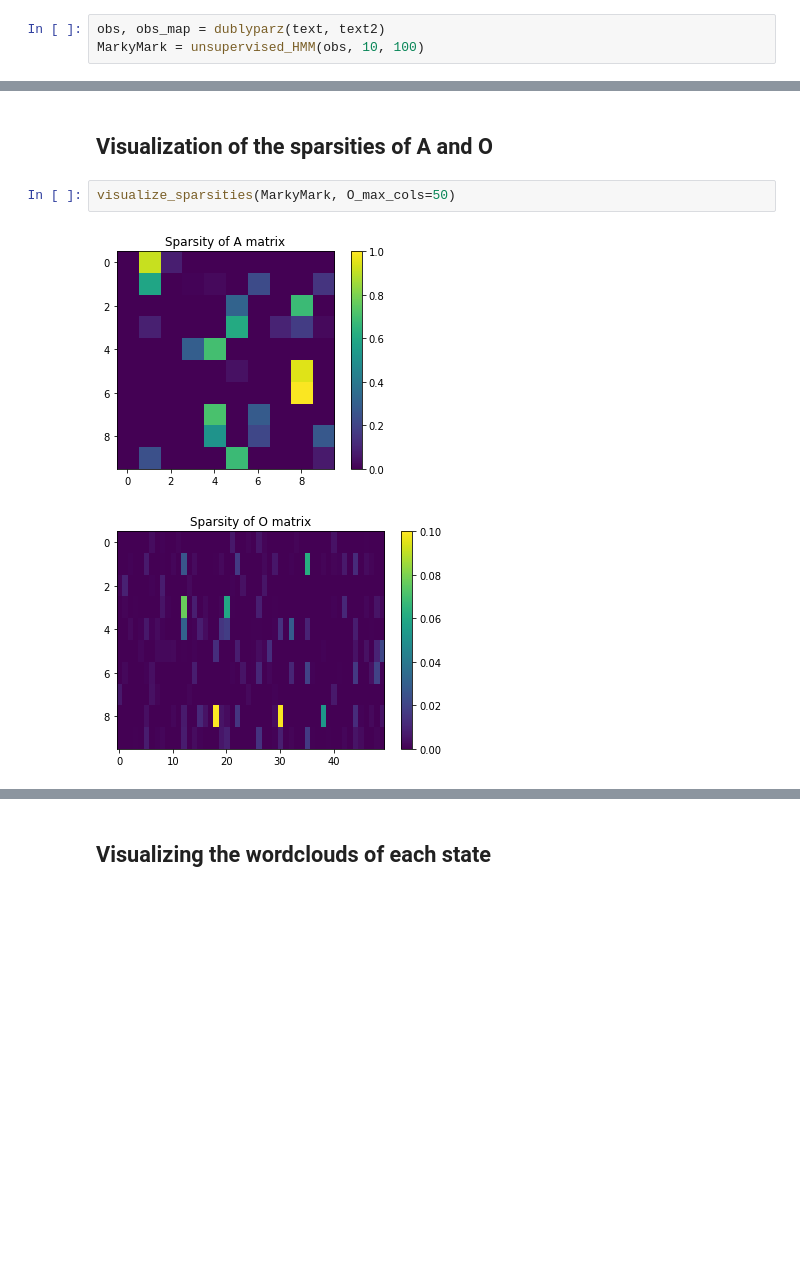
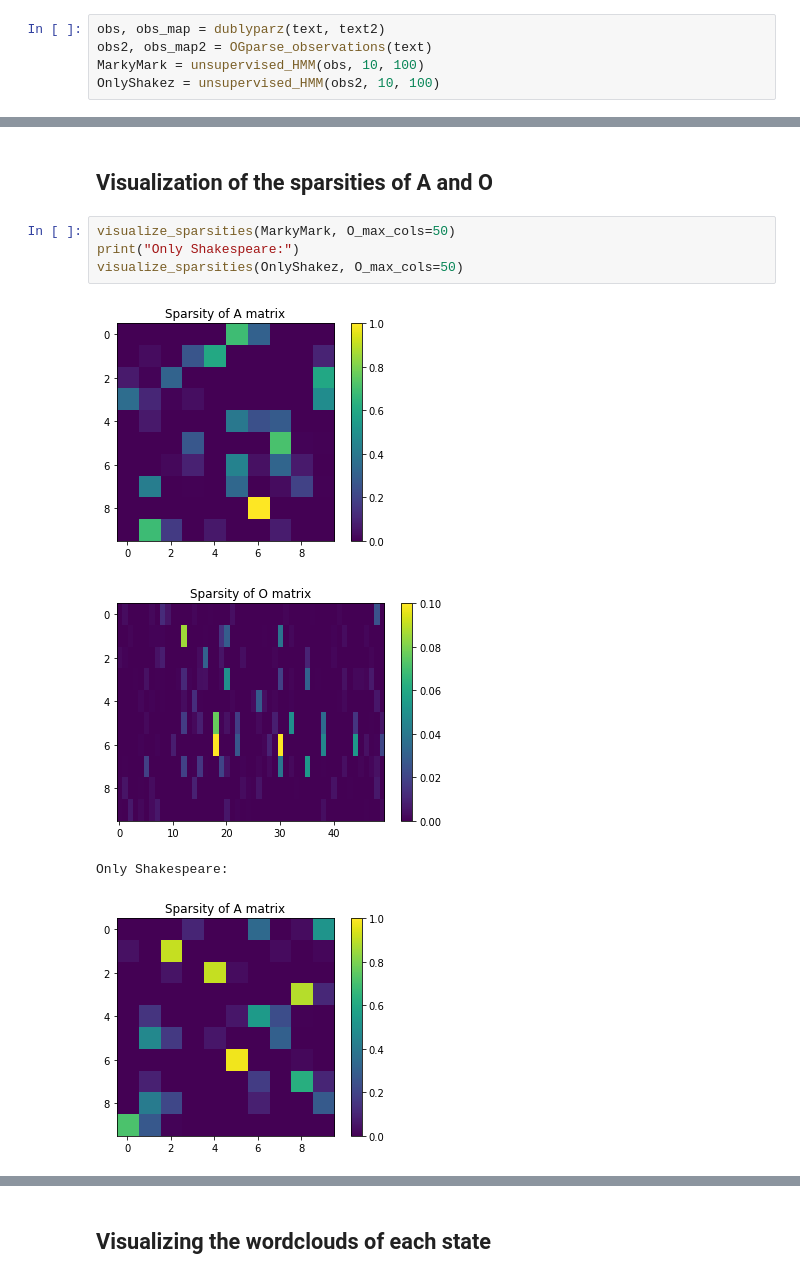
Before and after one commit to Kellen69swag420/CS155_Project3, a Jupyter notebook: Visualize.ipynb, the cells around one changed output, grey strips where cells are left out. Saved outputs shown, nothing was run; the diff lists cells and outputs as text; blank space fills up the shorter version.

```diff
--- a/Visualize.ipynb
+++ b/Visualize.ipynb
@@ -31,7 +31,9 @@ wordcloud2 = text_to_wordcloud(text2, title="Spenser's Barz")
 We trained MarkyMark on our dataset with 10 hidden states over 100 iterations
 # %%
 obs, obs_map = dublyparz(text, text2)
+obs2, obs_map2 = OGparse_observations(text)
 MarkyMark = unsupervised_HMM(obs, 10, 100)
+OnlyShakez = unsupervised_HMM(obs2, 10, 100)
 # %% [output]
 Iteration: 10
 Iteration: 20
@@ -47,6 +59,10 @@ Iteration: 100
 ## Visualization of the sparsities of A and O
 # %%
 visualize_sparsities(MarkyMark, O_max_cols=50)
+print("Only Shakespeare:")
+visualize_sparsities(OnlyShakez, O_max_cols=50)
 # %% [output]
-[figure, old version]
+[figure, new version]
-[figure, old version]
+[figure, new version]
+Only Shakespeare:
+[figure, added]
```
Also changed, not shown: parts of 5 cells of this notebook, 1 other file.
